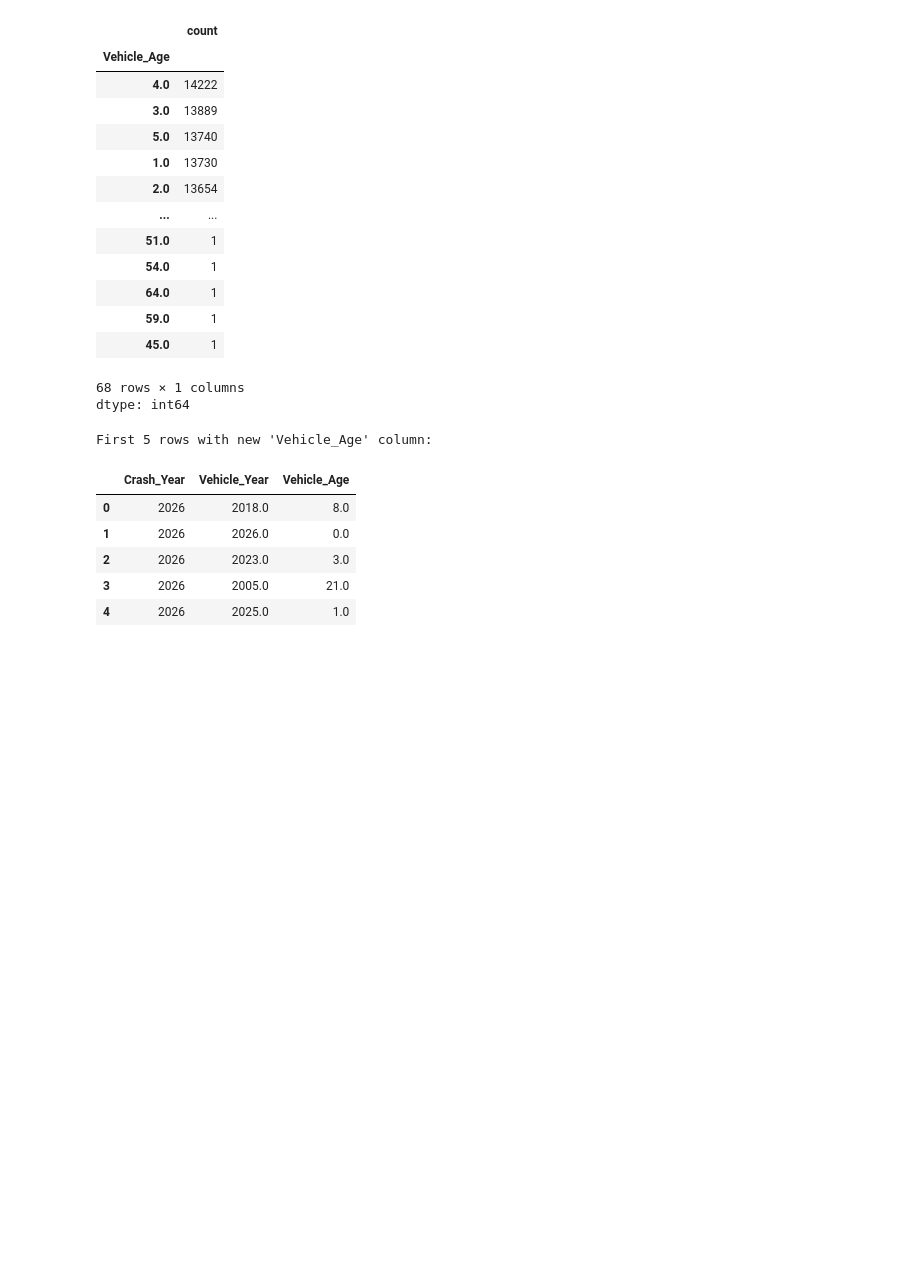
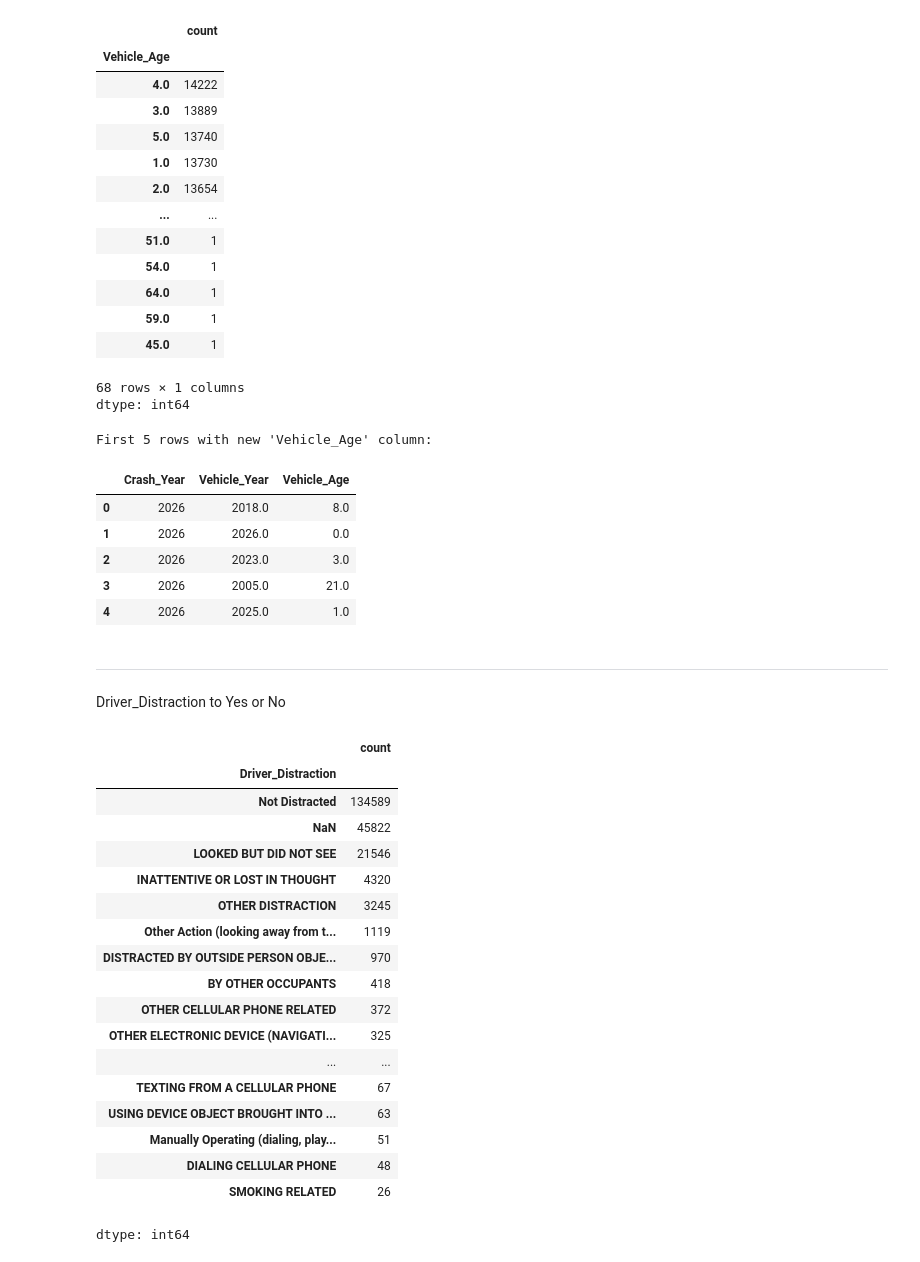
Before and after one commit to Alissa-Ouspen/data201_alissa, a Jupyter notebook: final/crash_prep.ipynb, the cells around one changed output. Cells and saved outputs as stored; diff of their text form; code cells hidden in the pictures; blank space fills up the shorter version.

```diff
--- a/final/crash_prep.ipynb
+++ b/final/crash_prep.ipynb
@@ -301,3 +301,28 @@ First 5 rows with new 'Vehicle_Age' column:
 | 2 | 2026 | 2023.0 | 3.0 |
 | 3 | 2026 | 2005.0 | 21.0 |
 | 4 | 2026 | 2025.0 | 1.0 |
+# %% [markdown]
+-----------
+Driver_Distraction to Yes or No
+# %%
+display(prep_crash_df["Driver_Distraction"].value_counts(dropna=False))
+# %% [output]
+|  | count |
+| Driver_Distraction |  |
+| Not Distracted | 134589 |
+| NaN | 45822 |
+| LOOKED BUT DID NOT SEE | 21546 |
+| INATTENTIVE OR LOST IN THOUGHT | 4320 |
+| OTHER DISTRACTION | 3245 |
+| Other Action (looking away from t... | 1119 |
+| DISTRACTED BY OUTSIDE PERSON OBJE... | 970 |
+| BY OTHER OCCUPANTS | 418 |
+| OTHER CELLULAR PHONE RELATED | 372 |
+| OTHER ELECTRONIC DEVICE (NAVIGATI... | 325 |
+| ... | ... |
+| TEXTING FROM A CELLULAR PHONE | 67 |
+| USING DEVICE OBJECT BROUGHT INTO ... | 63 |
+| Manually Operating (dialing, play... | 51 |
+| DIALING CELLULAR PHONE | 48 |
+| SMOKING RELATED | 26 |
+dtype: int64
```
Also changed, not shown: parts of 13 cells of this notebook.
